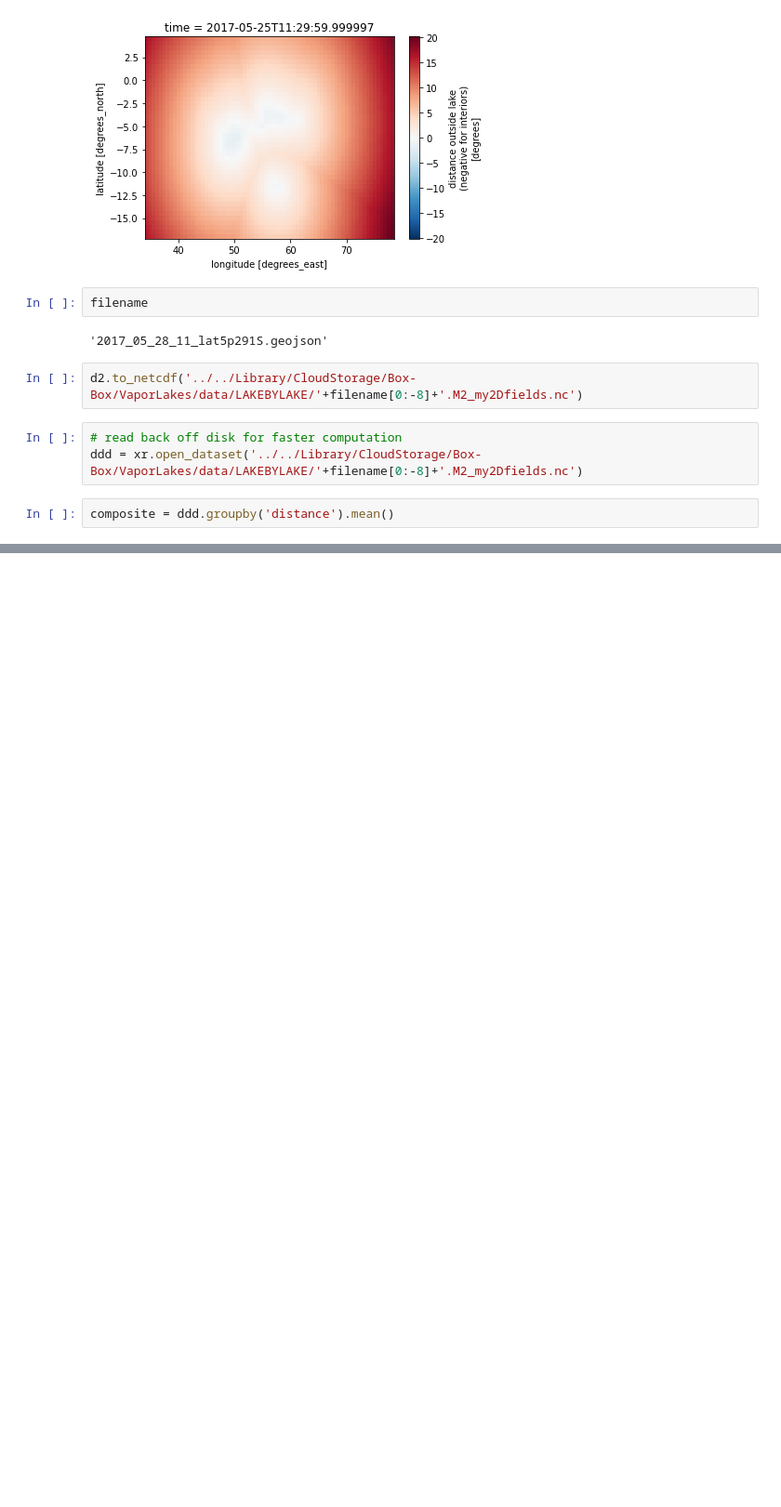
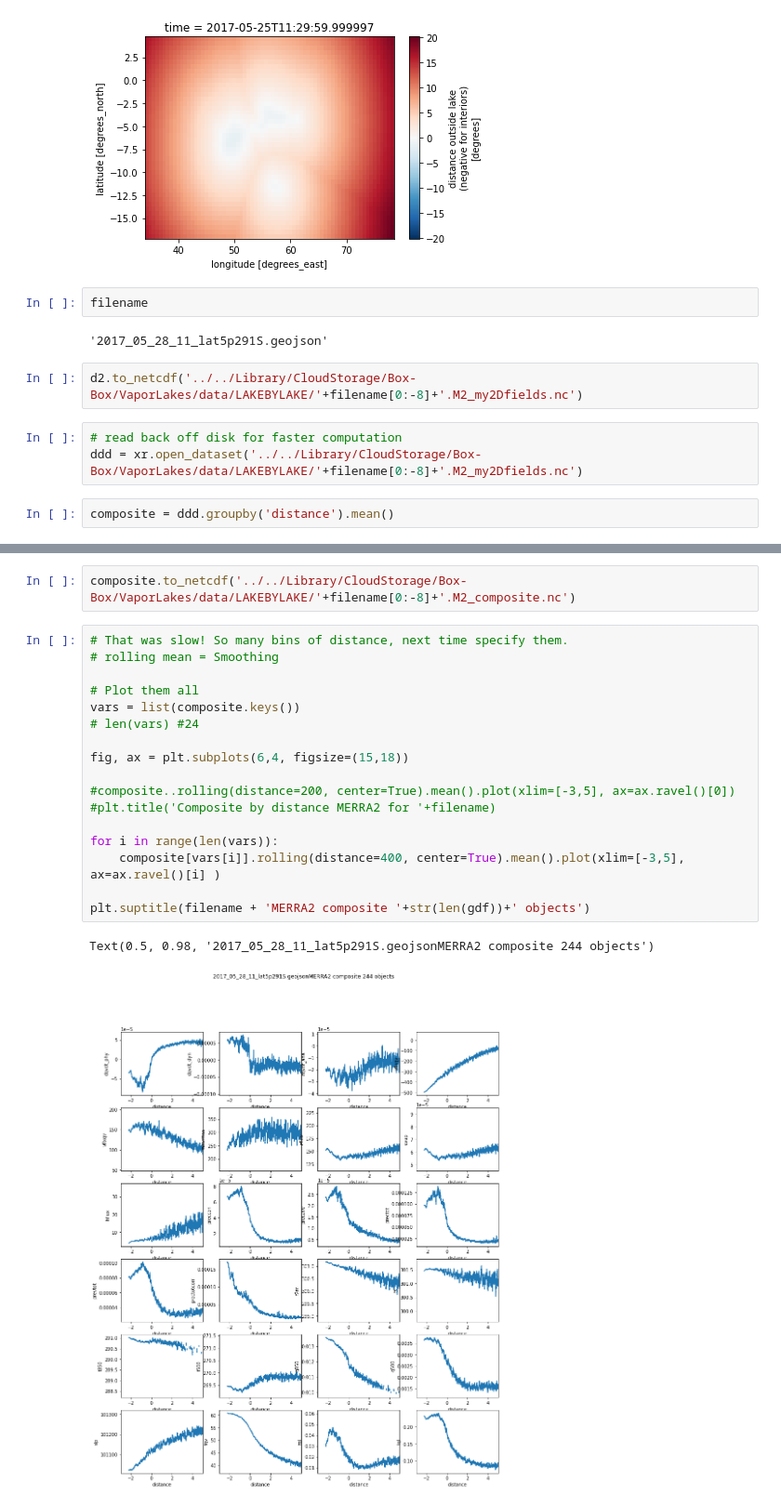
Before and after one commit to snigsam/VaporLakes, a Jupyter notebook: Distfields_from_alake.ipynb, the cells around one changed output, grey strips where cells are left out. Shown at 93% size. Drawn from its saved outputs; the diff is of its cells as text; blank space fills up the shorter version.

```diff
--- a/Distfields_from_alake.ipynb
+++ b/Distfields_from_alake.ipynb
@@ -163,0 +183,22 @@ composite
+# %%
+composite.to_netcdf('../../Library/CloudStorage/Box-Box/VaporLakes/data/LAKEBYLAKE/'+filename[0:-8]+'.M2_composite.nc')
+# %%
+# That was slow! So many bins of distance, next time specify them.
+# rolling mean = Smoothing
+
+# Plot them all
+vars = list(composite.keys())
+# len(vars) #24
+
+fig, ax = plt.subplots(6,4, figsize=(15,18))
+
+#composite..rolling(distance=200, center=True).mean().plot(xlim=[-3,5], ax=ax.ravel()[0])
+#plt.title('Composite by distance MERRA2 for '+filename)
+
+for i in range(len(vars)):
+    composite[vars[i]].rolling(distance=400, center=True).mean().plot(xlim=[-3,5], ax=ax.ravel()[i] )
+
+plt.suptitle(filename + 'MERRA2 composite '+str(len(gdf))+' objects')
+# %% [output]
+Text(0.5, 0.98, '2017_05_28_11_lat5p291S.geojsonMERRA2 composite 244 objects')
+[figure, added]
```
Also changed, not shown: parts of 1 cell of this notebook.
